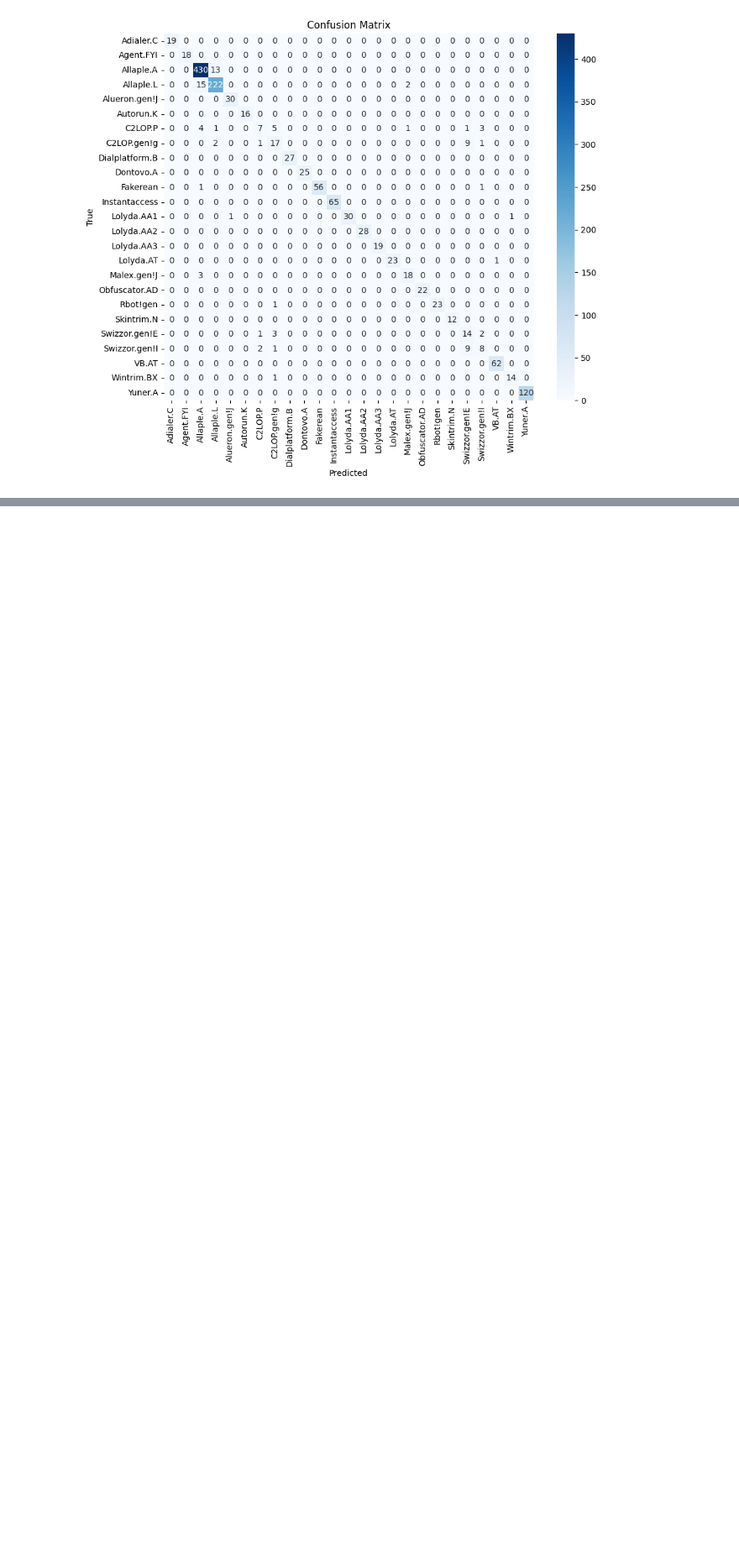
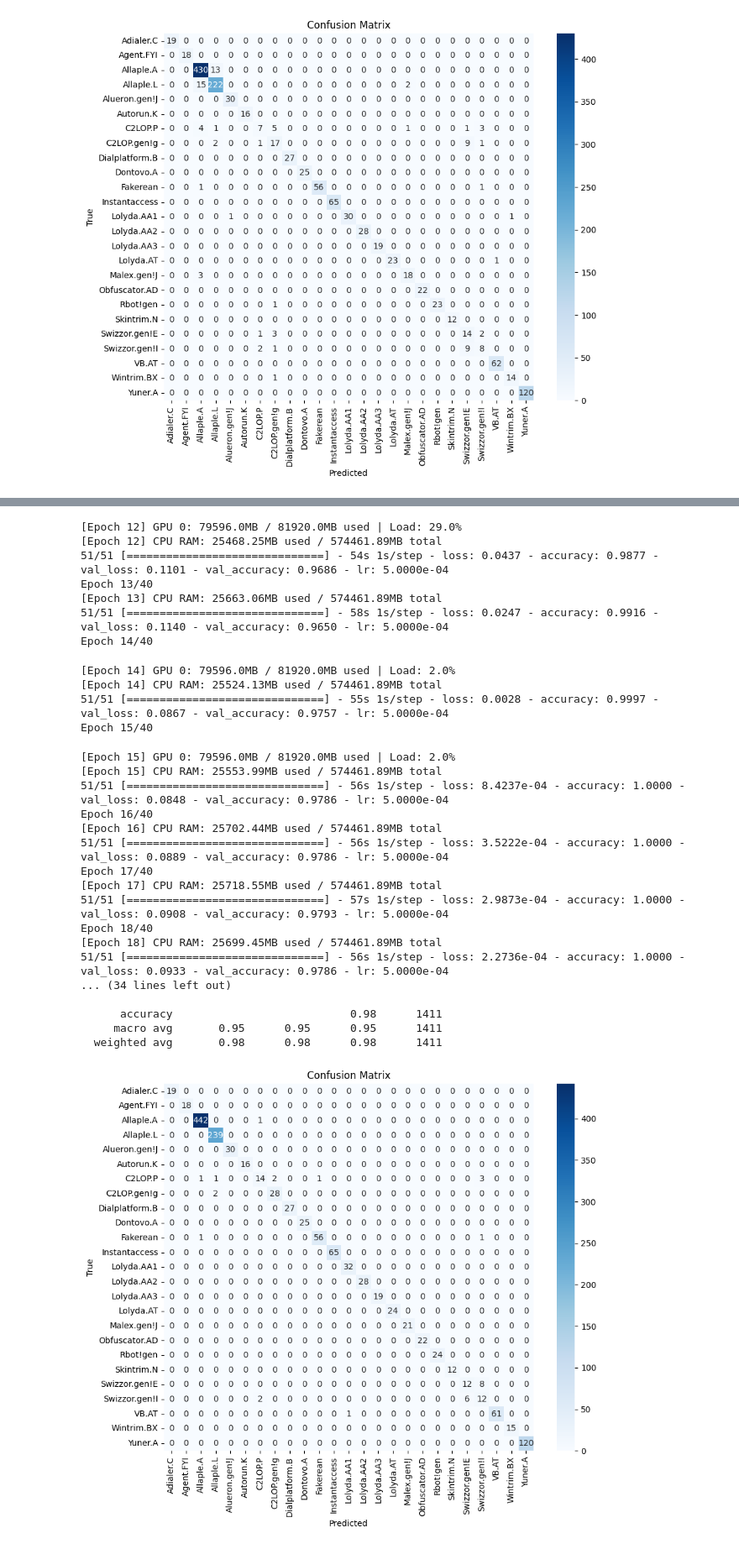
Before and after one commit to PecoraroAnthony/MALIMG-ResNet-vs-DenseNet, a Jupyter notebook: resnet_malimg.ipynb, the cells around one changed output, grey strips where cells are left out. Shown at 84% size. Drawn from its saved outputs; the diff is of its cells as text; code cells hidden in the pictures; blank space fills up the shorter version.

```diff
--- a/resnet_malimg.ipynb
+++ b/resnet_malimg.ipynb
@@ -321,0 +498,10 @@ Epoch 7/40
+# %%
+model_name = 'densenet169'
+model, preprocess = get_model(model_name, pretrained=False)
+train_gen, val_gen, test_gen = get_data_generators(
+    'malimg_dataset/train', 'malimg_dataset/val', 'malimg_dataset/test',
+    preprocess_input=preprocess
+)
+history = train_model(model, train_gen, val_gen, model_name=model_name)
+evaluate_model(model, test_gen, class_names=list(train_gen.class_indices.keys()))
+# %% [output]
@@ -321,0 +551,29 @@ Epoch 7/40
+[Epoch 12] GPU 0: 79596.0MB / 81920.0MB used | Load: 29.0%
+[Epoch 12] CPU RAM: 25468.25MB used / 574461.89MB total
+51/51 [==============================] - 54s 1s/step - loss: 0.0437 - accuracy: 0.9877 - val_loss: 0.1101 - val_accuracy: 0.9686 - lr: 5.0000e-04
+Epoch 13/40
+[Epoch 13] CPU RAM: 25663.06MB used / 574461.89MB total
+51/51 [==============================] - 58s 1s/step - loss: 0.0247 - accuracy: 0.9916 - val_loss: 0.1140 - val_accuracy: 0.9650 - lr: 5.0000e-04
+Epoch 14/40
+[Epoch 14] GPU 0: 79596.0MB / 81920.0MB used | Load: 2.0%
+[Epoch 14] CPU RAM: 25524.13MB used / 574461.89MB total
+51/51 [==============================] - 55s 1s/step - loss: 0.0028 - accuracy: 0.9997 - val_loss: 0.0867 - val_accuracy: 0.9757 - lr: 5.0000e-04
+Epoch 15/40
+[Epoch 15] GPU 0: 79596.0MB / 81920.0MB used | Load: 2.0%
+[Epoch 15] CPU RAM: 25553.99MB used / 574461.89MB total
+51/51 [==============================] - 56s 1s/step - loss: 8.4237e-04 - accuracy: 1.0000 - val_loss: 0.0848 - val_accuracy: 0.9786 - lr: 5.0000e-04
+Epoch 16/40
+[Epoch 16] CPU RAM: 25702.44MB used / 574461.89MB total
+51/51 [==============================] - 56s 1s/step - loss: 3.5222e-04 - accuracy: 1.0000 - val_loss: 0.0889 - val_accuracy: 0.9786 - lr: 5.0000e-04
+Epoch 17/40
+[Epoch 17] CPU RAM: 25718.55MB used / 574461.89MB total
+51/51 [==============================] - 57s 1s/step - loss: 2.9873e-04 - accuracy: 1.0000 - val_loss: 0.0908 - val_accuracy: 0.9793 - lr: 5.0000e-04
+Epoch 18/40
+[Epoch 18] CPU RAM: 25699.45MB used / 574461.89MB total
+51/51 [==============================] - 56s 1s/step - loss: 2.2736e-04 - accuracy: 1.0000 - val_loss: 0.0933 - val_accuracy: 0.9786 - lr: 5.0000e-04
+... (34 lines left out)
+
+      accuracy                           0.98      1411
+     macro avg       0.95      0.95      0.95      1411
+  weighted avg       0.98      0.98      0.98      1411
+[figure, added]
```
Also changed, not shown: parts of 14 cells of this notebook.
